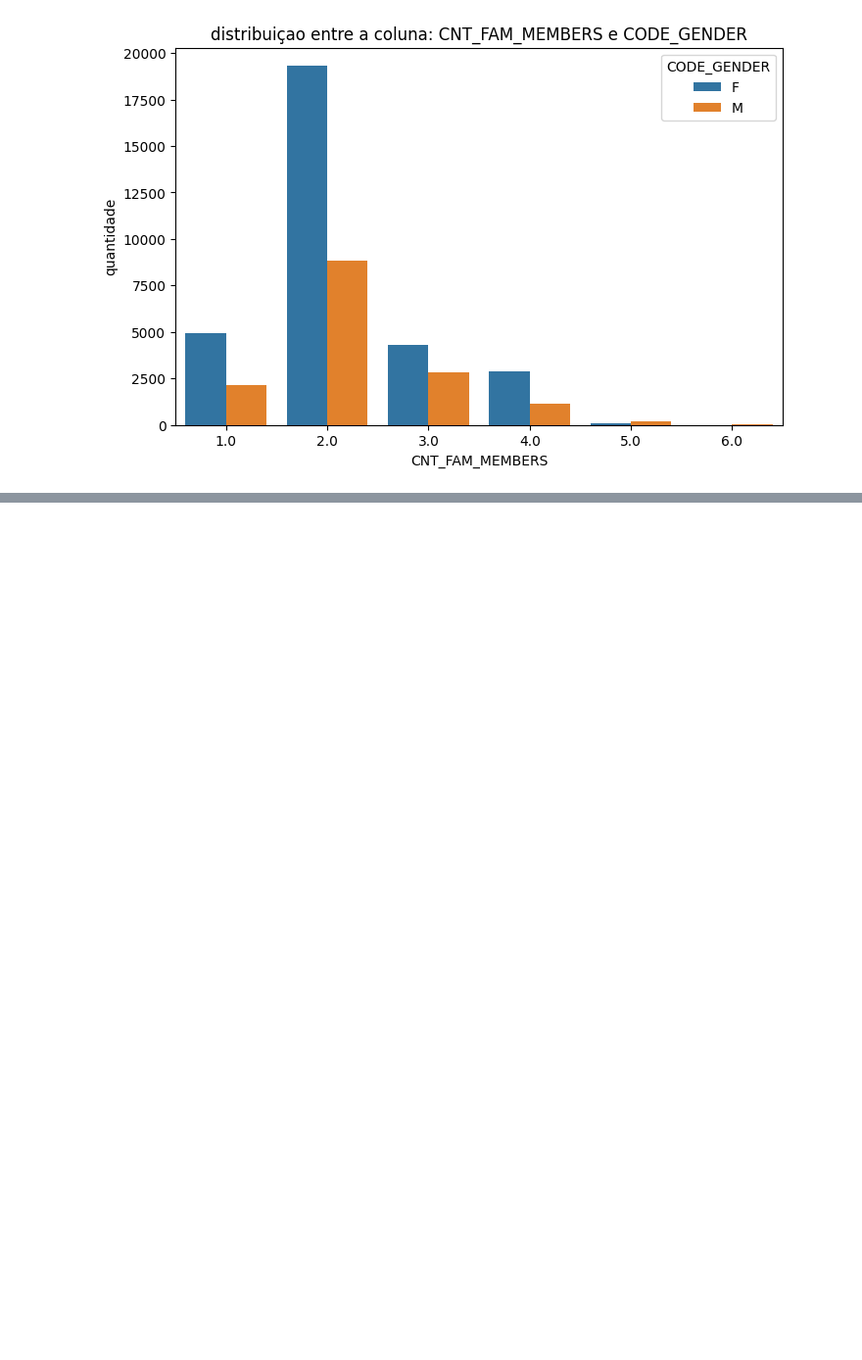
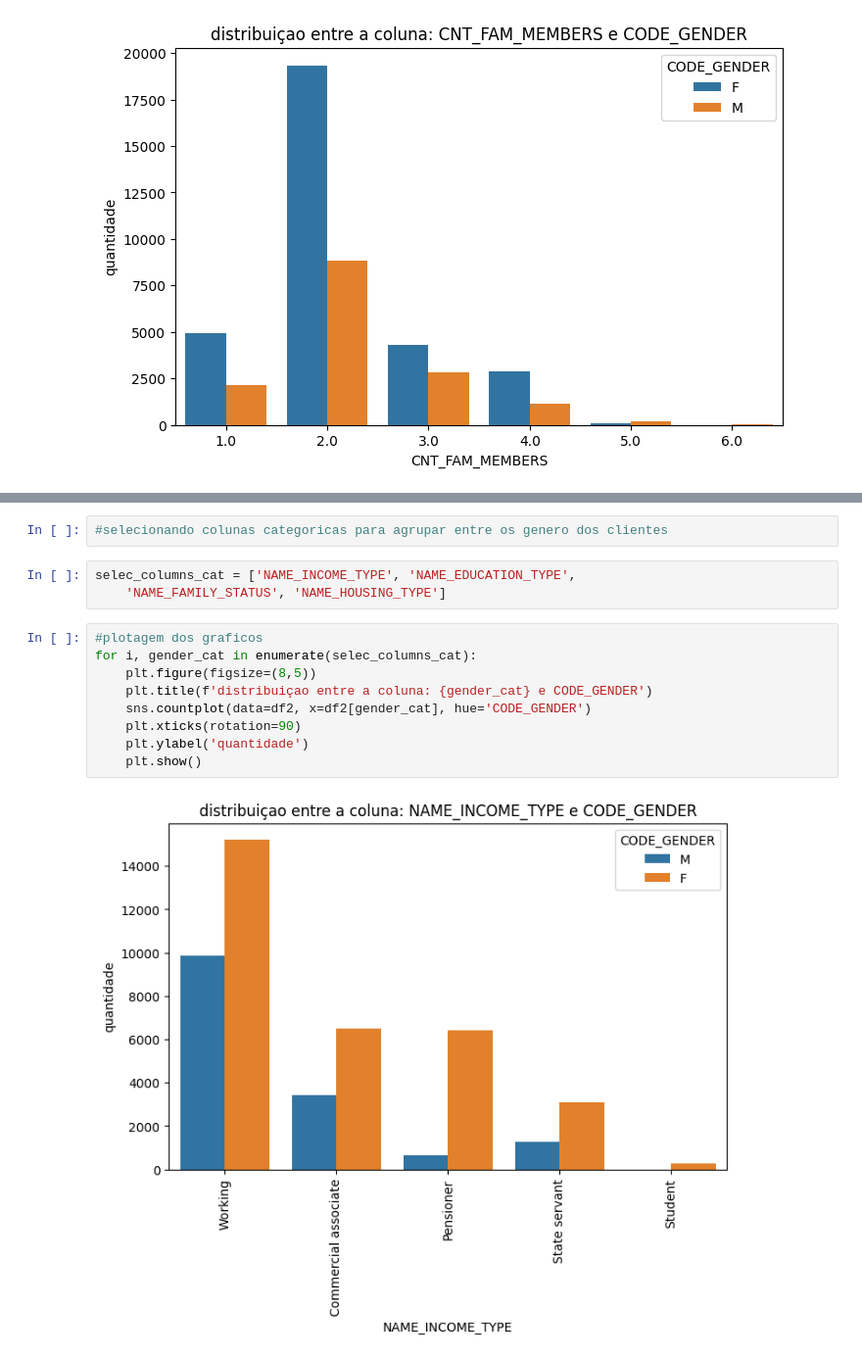
Before and after one commit to WesleySouza13/Projeto-Risco-de-Cr-dito-, a Jupyter notebook: notebooks/notebook.ipynb, the cells around one changed output, grey strips where cells are left out. Shown at 98% size. Cells and saved outputs as stored; diff of their text form; blank space fills up the shorter version.

```diff
--- a/notebooks/notebook.ipynb
+++ b/notebooks/notebook.ipynb
@@ -244,0 +258,16 @@ for i, gender in enumerate(selec_columns):
+# %%
+#selecionando colunas categoricas para agrupar entre os genero dos clientes
+# %%
+selec_columns_cat = ['NAME_INCOME_TYPE', 'NAME_EDUCATION_TYPE',
+    'NAME_FAMILY_STATUS', 'NAME_HOUSING_TYPE']
+# %%
+#plotagem dos graficos
+for i, gender_cat in enumerate(selec_columns_cat):
+    plt.figure(figsize=(8,5))
+    plt.title(f'distribuiçao entre a coluna: {gender_cat} e CODE_GENDER')
+    sns.countplot(data=df2, x=df2[gender_cat], hue='CODE_GENDER')
+    plt.xticks(rotation=90)
+    plt.ylabel('quantidade')
+    plt.show()
+# %% [output]
+[figure, added]
```
Also changed, not shown: parts of 17 cells of this notebook, 1 other file.
